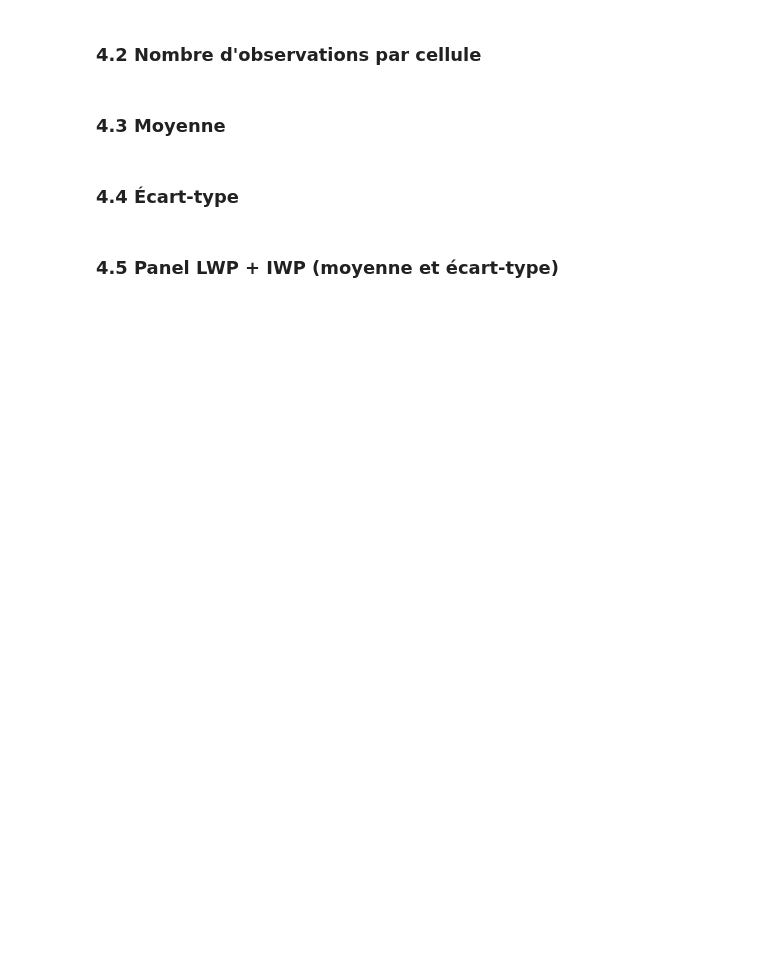
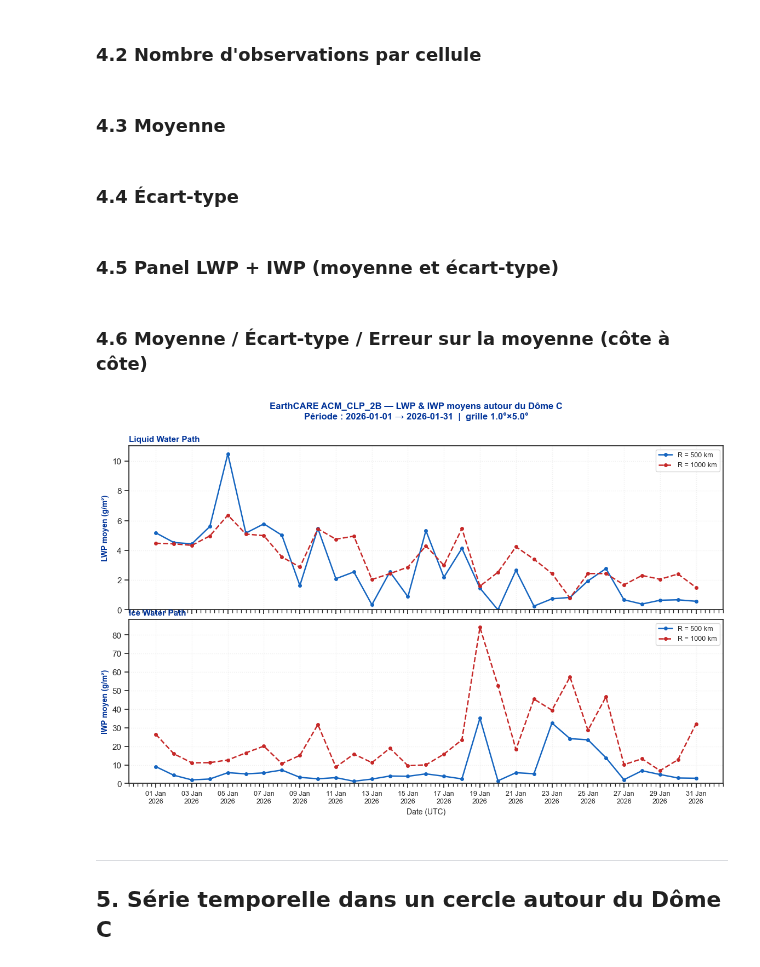
Before and after one commit to diamanka-sn/earthcare_code, a Jupyter notebook: main.ipynb, the cells around one changed output. Cells and saved outputs as stored; diff of their text form; code cells hidden in the pictures; blank space fills up the shorter version.

```diff
--- a/main.ipynb
+++ b/main.ipynb
@@ -186,3 +213,5 @@ plot_grid_std(grid, param="iwp", vmin=0, vmax=50, d1=DATE_START, d2=DATE_END)
 ### 4.5 Panel LWP + IWP (moyenne et écart-type)
 # %%
 plot_grid_lwp_iwp(grid, d1=DATE_START, d2=DATE_END)
+# %% [markdown]
+### 4.6 Moyenne / Écart-type / Erreur sur la moyenne (côte à côte)
@@ -188,0 +234,4 @@ plot_grid_lwp_iwp(grid, d1=DATE_START, d2=DATE_END)
+# %%
+plot_temporal_lwp_iwp(grid, d1="2026-01-01", d2="2026-01-31")
+# %% [output]
+[figure, added]
@@ -188,0 +240,3 @@ plot_grid_lwp_iwp(grid, d1=DATE_START, d2=DATE_END)
+# %% [markdown]
+---
+## 5. Série temporelle dans un cercle autour du Dôme C
```
Also changed, not shown: parts of 8 cells of this notebook, 2 other files.
